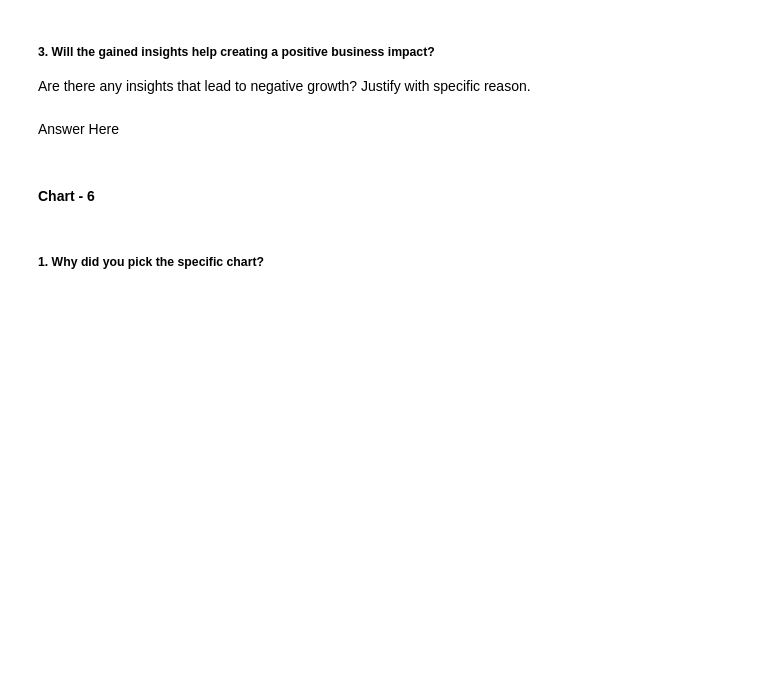
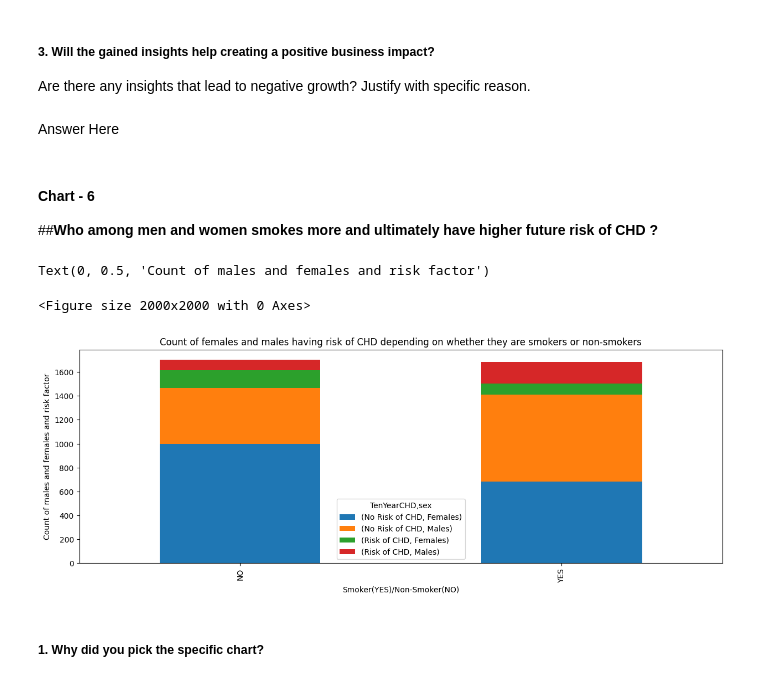
Before and after one commit to apurva-shrivastava/Cardiovascular-Risk-Prediction, a Jupyter notebook: Apurva_Shrivastava_Cardiovascular_Risk_Prediction.ipynb, the cells around one changed output. Drawn from its saved outputs; the diff is of its cells as text; code cells hidden in the pictures; blank space fills up the shorter version.

```diff
--- a/Apurva_Shrivastava_Cardiovascular_Risk_Prediction.ipynb
+++ b/Apurva_Shrivastava_Cardiovascular_Risk_Prediction.ipynb
@@ -517,5 +534,3 @@ Answer Here
 Are there any insights that lead to negative growth? Justify with specific reason.
 # %% [markdown]
 Answer Here
-# %% [markdown]
-#### Chart - 6
@@ -524,3 +537,22 @@ Answer Here
+# %% [markdown]
+#### Chart - 6
+
+##**Who among men and women smokes more and ultimately have higher future risk of CHD ?**
+# %%
+# Chart - 6 visualization code
+
+#Count of females and males having risk of CHD depending on whether they are smokers or non-smokers
+
+cross_tab = pd.crosstab(index=data_visual['is_smoking'],columns= [data_visual['TenYearCHD'],data_visual['sex']])
+fig = plt.figure(figsize=(20, 20))
+cross_tab.plot(kind='bar', stacked=True,figsize=(15,5))
+plt.title('Count of females and males having risk of CHD depending on whether they are smokers or non-smokers')
+plt.xlabel('Smoker(YES)/Non-Smoker(NO)')
+plt.ylabel('Count of males and females and risk factor')
+# %% [output]
+Text(0, 0.5, 'Count of males and females and risk factor')
+<Figure size 2000x2000 with 0 Axes>
+[figure, added]
 # %% [markdown]
 ##### 1. Why did you pick the specific chart?
 # %% [markdown]
```
Also changed, not shown: parts of 18 cells of this notebook.
